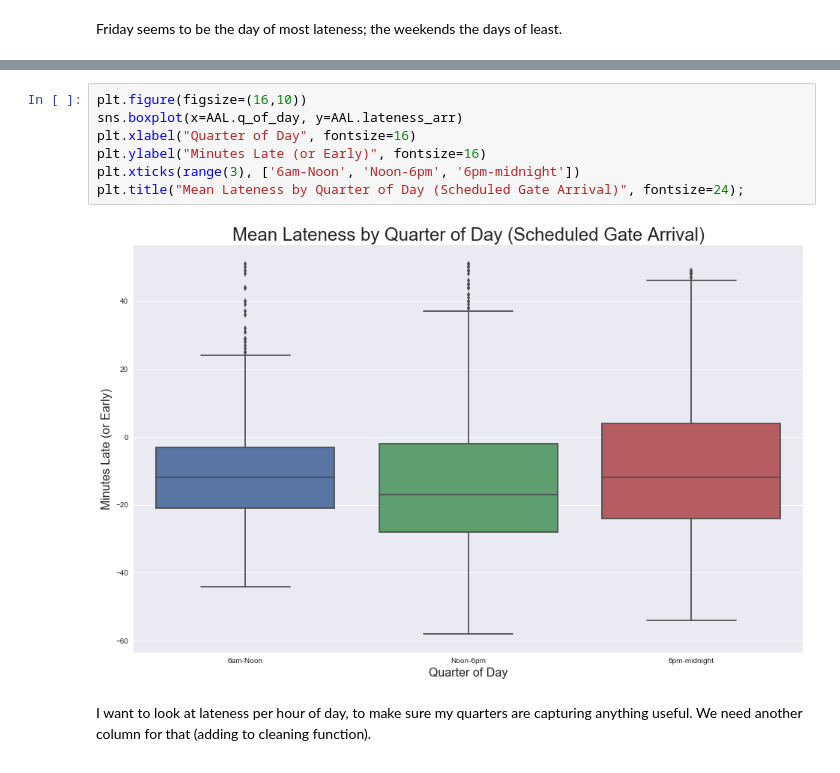
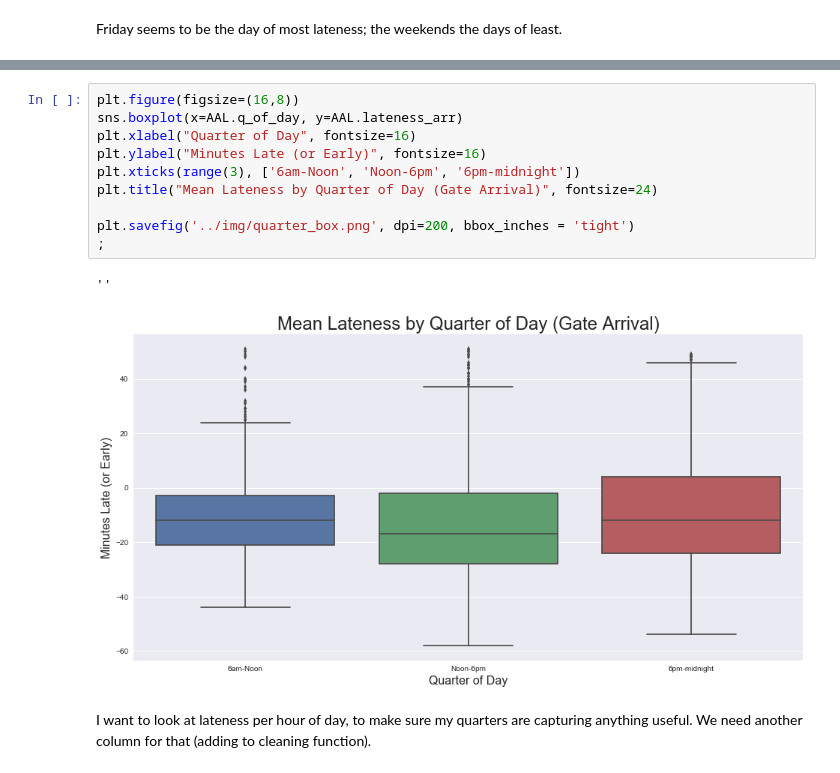
Before and after one commit to davidluther/Proj-02-Luther, a Jupyter notebook: code/2-Luther-Cleaning-Exploration.ipynb, the cells around one changed output, grey strips where cells are left out. Saved outputs shown, nothing was run; the diff lists cells and outputs as text.

Commit message:
visual edits, added images

```diff
--- a/code/2-Luther-Cleaning-Exploration.ipynb
+++ b/code/2-Luther-Cleaning-Exploration.ipynb
@@ -447,12 +457,16 @@ plt.title("Mean Lateness by Quarter of Day (Scheduled Gate Arrival)", fontsize=2
 # %%
-plt.figure(figsize=(16,10))
+plt.figure(figsize=(16,8))
 sns.boxplot(x=AAL.q_of_day, y=AAL.lateness_arr)
 plt.xlabel("Quarter of Day", fontsize=16)
 plt.ylabel("Minutes Late (or Early)", fontsize=16)
 plt.xticks(range(3), ['6am-Noon', 'Noon-6pm', '6pm-midnight'])
-plt.title("Mean Lateness by Quarter of Day (Scheduled Gate Arrival)", fontsize=24);
+plt.title("Mean Lateness by Quarter of Day (Gate Arrival)", fontsize=24)
+
+plt.savefig('../img/quarter_box.png', dpi=200, bbox_inches = 'tight')
+;
 # %% [output]
+''
-[figure, old version]
+[figure, new version]
 # %% [markdown]
 I want to look at lateness per hour of day, to make sure my quarters are capturing anything useful. We need another column for that (adding to cleaning function).
 # %%
```
Also changed, not shown: parts of 7 cells of this notebook, 19 other files.
